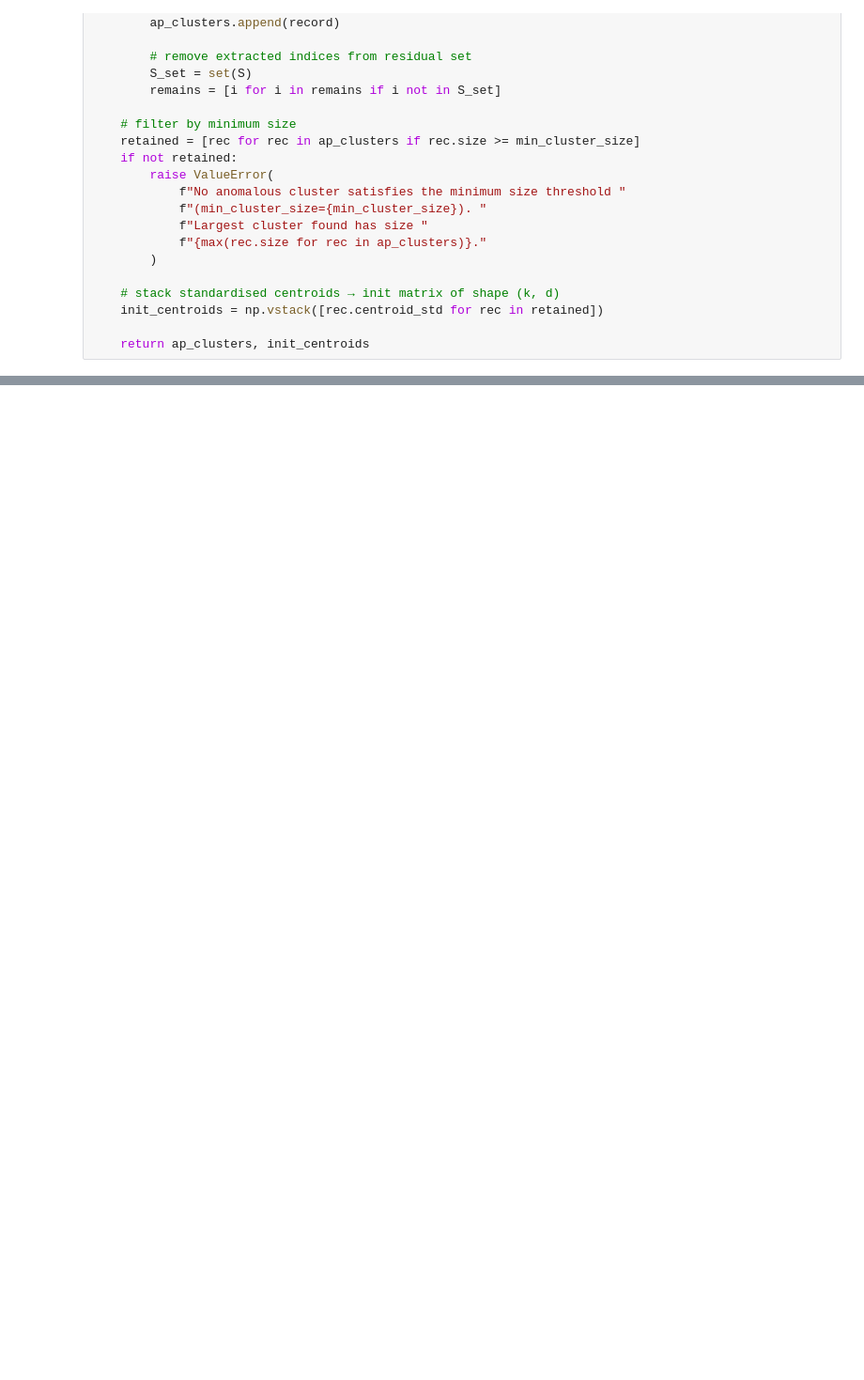
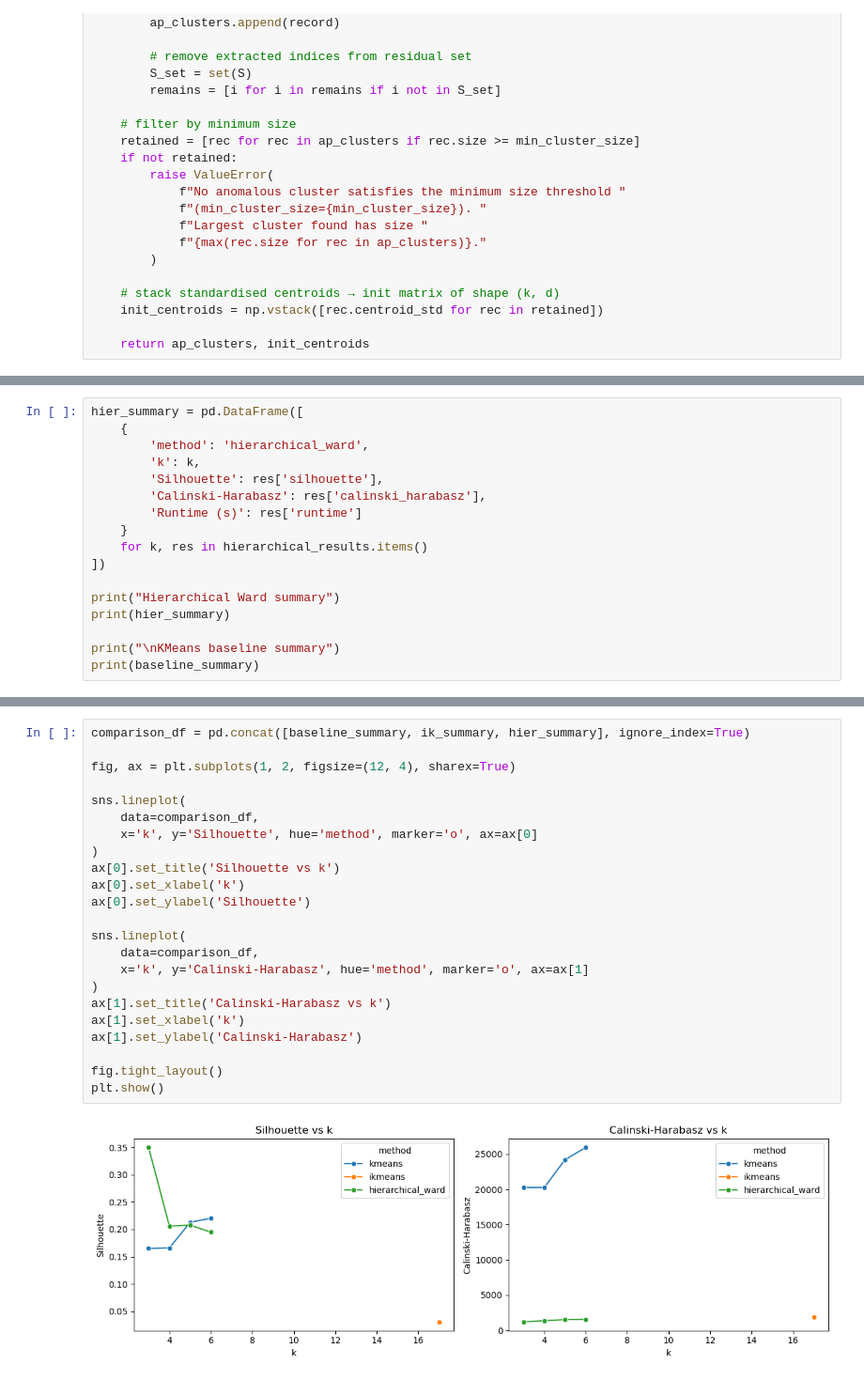
Before and after one commit to bsnabais-boop/ANSuper-Project, a Jupyter notebook: hotel_booking.ipynb, the cells around one changed output, grey strips where cells are left out. Shown at 94% size. Drawn from its saved outputs; the diff is of its cells as text; blank space fills up the shorter version.

```diff
--- a/hotel_booking.ipynb
+++ b/hotel_booking.ipynb
@@ -534,0 +706,17 @@ def ikmeans_initialize(
+# %%
+hier_summary = pd.DataFrame([
+    {
+        'method': 'hierarchical_ward',
+        'k': k,
+        'Silhouette': res['silhouette'],
+        'Calinski-Harabasz': res['calinski_harabasz'],
+        'Runtime (s)': res['runtime']
+    }
+    for k, res in hierarchical_results.items()
+])
+
+print("Hierarchical Ward summary")
+print(hier_summary)
+
+print("\nKMeans baseline summary")
+print(baseline_summary)
@@ -534,0 +737,25 @@ def ikmeans_initialize(
+# %%
+comparison_df = pd.concat([baseline_summary, ik_summary, hier_summary], ignore_index=True)
+
+fig, ax = plt.subplots(1, 2, figsize=(12, 4), sharex=True)
+
+sns.lineplot(
+    data=comparison_df,
+    x='k', y='Silhouette', hue='method', marker='o', ax=ax[0]
+)
+ax[0].set_title('Silhouette vs k')
+ax[0].set_xlabel('k')
+ax[0].set_ylabel('Silhouette')
+
+sns.lineplot(
+    data=comparison_df,
+    x='k', y='Calinski-Harabasz', hue='method', marker='o', ax=ax[1]
+)
+ax[1].set_title('Calinski-Harabasz vs k')
+ax[1].set_xlabel('k')
+ax[1].set_ylabel('Calinski-Harabasz')
+
+fig.tight_layout()
+plt.show()
+# %% [output]
+[figure, added]
```
Also changed, not shown: parts of 20 cells of this notebook.
